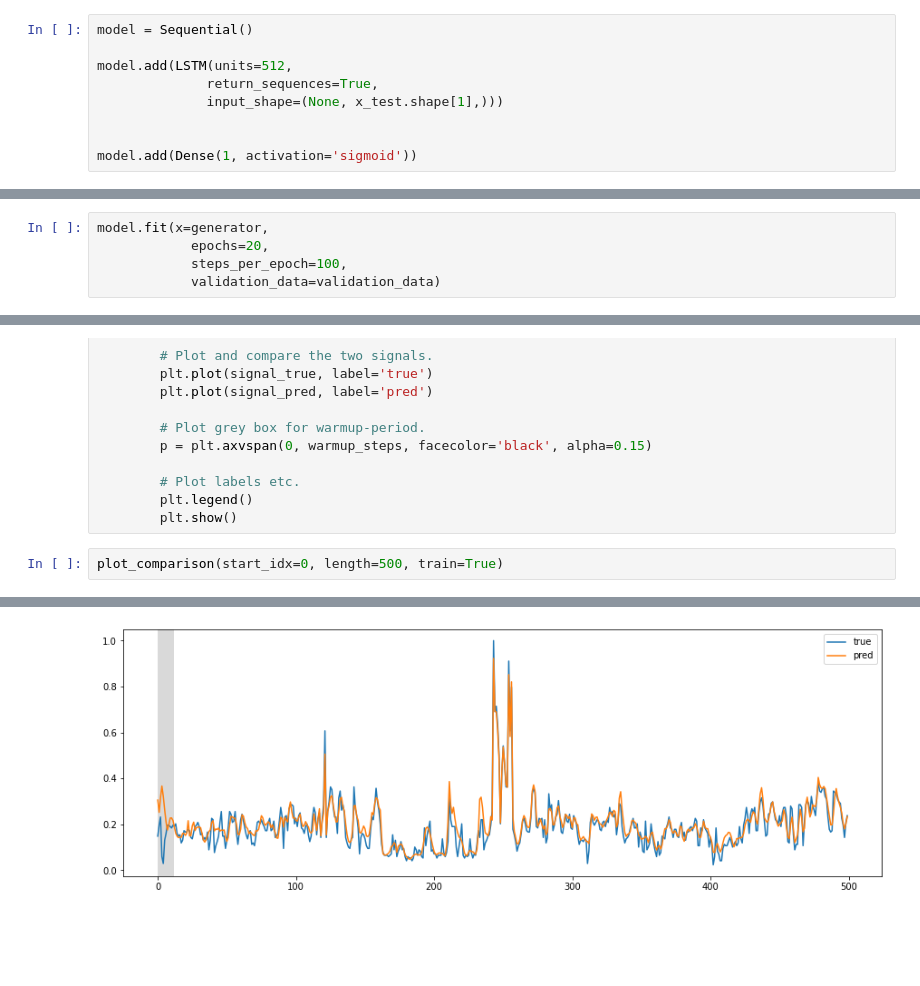
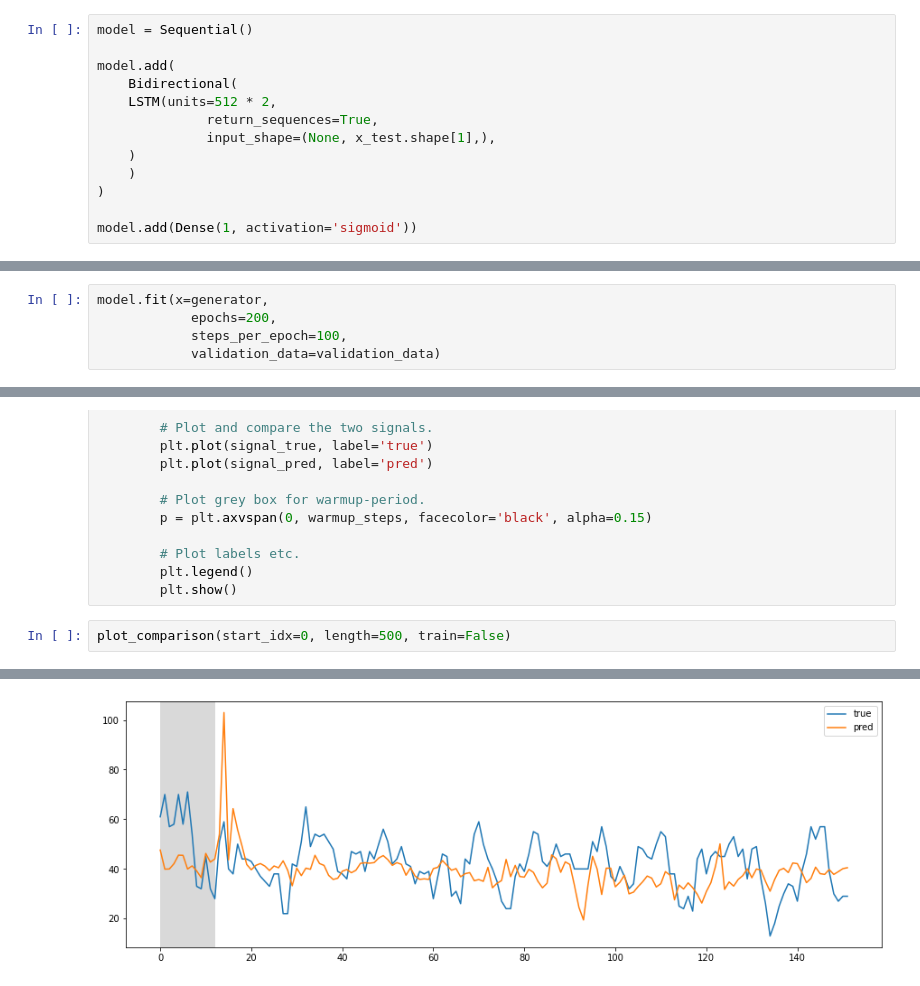
Before and after one commit to gallo-json/air-pollution-forecast, a Jupyter notebook: src/train_model.ipynb, the cells around one changed output, grey strips where cells are left out. Drawn from its saved outputs; the diff is of its cells as text; blank space fills up the shorter version.

```diff
--- a/src/train_model.ipynb
+++ b/src/train_model.ipynb
@@ -188,10 +188,14 @@ validation_data = (np.expand_dims(x_test_scaled, axis=0),
 # %%
 model = Sequential()
 
-model.add(LSTM(units=512,
+model.add(
+    Bidirectional(
+    LSTM(units=512 * 2,
               return_sequences=True,
-              input_shape=(None, x_test.shape[1],)))
-
+              input_shape=(None, x_test.shape[1],),
+    )
+    )
+)
 
 model.add(Dense(1, activation='sigmoid'))
 # %%
@@ -225,7 +229,7 @@ def loss_mse_warmup(y_true, y_pred):
 model.compile(loss=loss_mse_warmup, optimizer=RMSprop(lr=1e-3))
 # %%
 model.fit(x=generator,
-            epochs=20,
+            epochs=200,
             steps_per_epoch=100,
             validation_data=validation_data)
 # %% [output]
@@ -293,5 +311,5 @@ def plot_comparison(start_idx, length=100, train=True):
         plt.legend()
         plt.show()
 # %%
-plot_comparison(start_idx=0, length=500, train=True)
+plot_comparison(start_idx=0, length=500, train=False)
 # %% [output]
@@ -299 +316 @@ WARNING:tensorflow:5 out of the last 6 calls to <function Model.make_predict_fun
-[figure, old version]
+[figure, new version]
```
Also changed, not shown: parts of 3 cells of this notebook.
